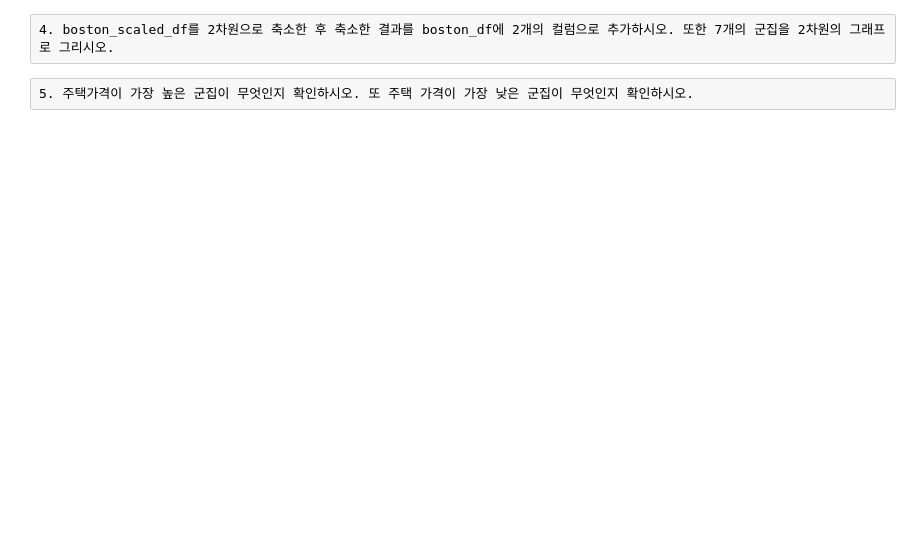
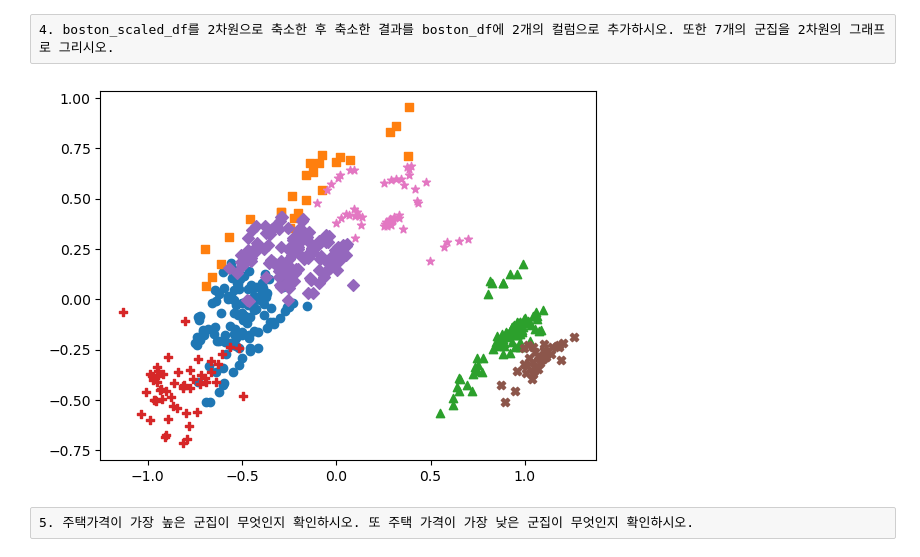
Before and after one commit to 0minKoh/dm-final-study, a Jupyter notebook: lab/raw/K-Means 군집화 Lab1 질문.ipynb, the cells around one changed output. Saved outputs shown, nothing was run; the diff lists cells and outputs as text; code cells hidden in the pictures; blank space fills up the shorter version.

```diff
--- a/lab/raw/K-Means 군집화 Lab1 질문.ipynb
+++ b/lab/raw/K-Means 군집화 Lab1 질문.ipynb
@@ -7,4 +7,4 @@ import pandas as pd
 import warnings
 warnings.filterwarnings('ignore')
 # %%
-boston_df=pd.read_csv(r'boston_housing.csv')
+boston_df=pd.read_csv('../../data/boston_housing.csv')
@@ -35,3 +51,11 @@ boston_scaled_df
 506 rows × 13 columns
 # %% [raw]
 3. boston_scaled_df를 이용해서 7개의 군집들을 K-평균 군집화를 이용해서 만드시오. 군집화 결과를 boston_df에 cluster 컬럼으로 추가하시오.
+# %%
+# boston_scaled_df를 이용해서 7개의 군집들을 K-평균 군집화를 이용해서 만드시오. 군집화 결과를 boston_df에 cluster 컬럼으로 추가하시오.
+from sklearn.cluster import KMeans
+
+kmeans=KMeans(n_clusters=7)
+kmeans.fit(boston_scaled_df)
+boston_df['cluster']=kmeans.labels_
+boston_df
@@ -38,4 +76,34 @@ boston_scaled_df
 # %% [raw]
 4. boston_scaled_df를 2차원으로 축소한 후 축소한 결과를 boston_df에 2개의 컬럼으로 추가하시오. 또한 7개의 군집을 2차원의 그래프로 그리시오.
+# %%
+# boston_scaled_df를 2차원으로 축소한 후 축소한 결과를 boston_df에 2개의 컬럼으로 추가하시오. 또한 7개의 군집을 2차원의 그래프로 그리시오.
+from sklearn.decomposition import PCA
+
+pca=PCA(n_components=2)
+pca.fit(boston_scaled_df)
+boston_2d=pca.transform(boston_scaled_df)
+boston_df['pca_x']=boston_2d[:,0]
+boston_df['pca_y']=boston_2d[:,1]
+
+import matplotlib.pyplot as plt
+
+marker0_ind=boston_df[boston_df['cluster']==0].index
+marker1_ind=boston_df[boston_df['cluster']==1].index
+marker2_ind=boston_df[boston_df['cluster']==2].index
+marker3_ind=boston_df[boston_df['cluster']==3].index
+marker4_ind=boston_df[boston_df['cluster']==4].index
+marker5_ind=boston_df[boston_df['cluster']==5].index
+marker6_ind=boston_df[boston_df['cluster']==6].index
+
+plt.scatter(x=boston_df.loc[marker0_ind,'pca_x'],y=boston_df.loc[marker0_ind,'pca_y'],marker='o')
+plt.scatter(x=boston_df.loc[marker1_ind,'pca_x'],y=boston_df.loc[marker1_ind,'pca_y'],marker='s')
+plt.scatter(x=boston_df.loc[marker2_ind,'pca_x'],y=boston_df.loc[marker2_ind,'pca_y'],marker='^')
+plt.scatter(x=boston_df.loc[marker3_ind,'pca_x'],y=boston_df.loc[marker3_ind,'pca_y'],marker='P')
+plt.scatter(x=boston_df.loc[marker4_ind,'pca_x'],y=boston_df.loc[marker4_ind,'pca_y'],marker='D')
+plt.scatter(x=boston_df.loc[marker5_ind,'pca_x'],y=boston_df.loc[marker5_ind,'pca_y'],marker='X')
+plt.scatter(x=boston_df.loc[marker6_ind,'pca_x'],y=boston_df.loc[marker6_ind,'pca_y'],marker='*')
+plt.show()
+# %% [output]
+[figure, added]
 # %% [raw]
 5. 주택가격이 가장 높은 군집이 무엇인지 확인하시오. 또 주택 가격이 가장 낮은 군집이 무엇인지 확인하시오.
```
Also changed, not shown: parts of 8 cells of this notebook, 3 other files.
